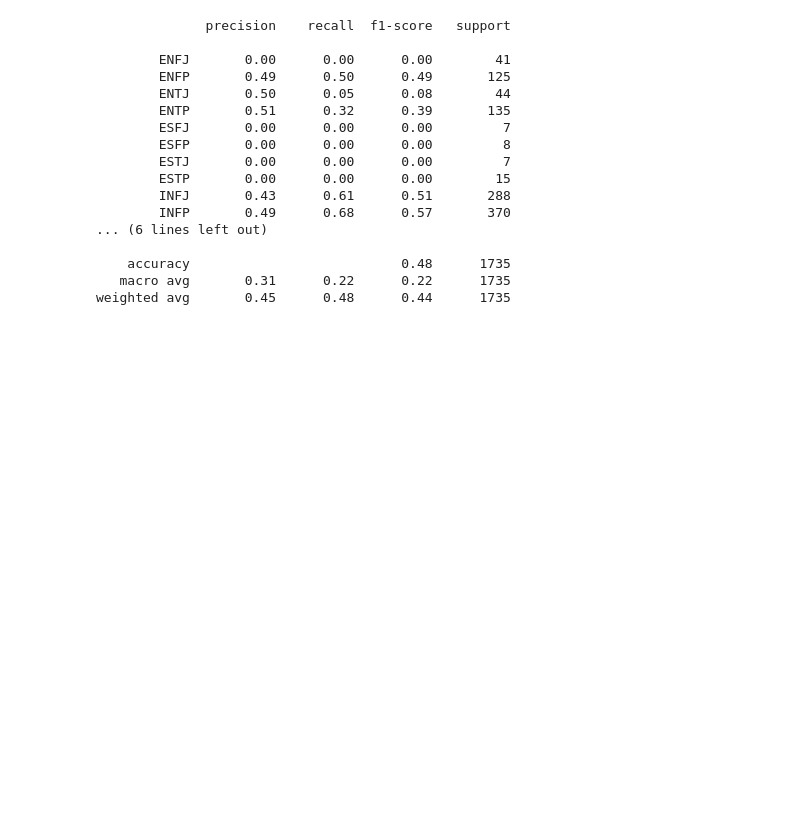
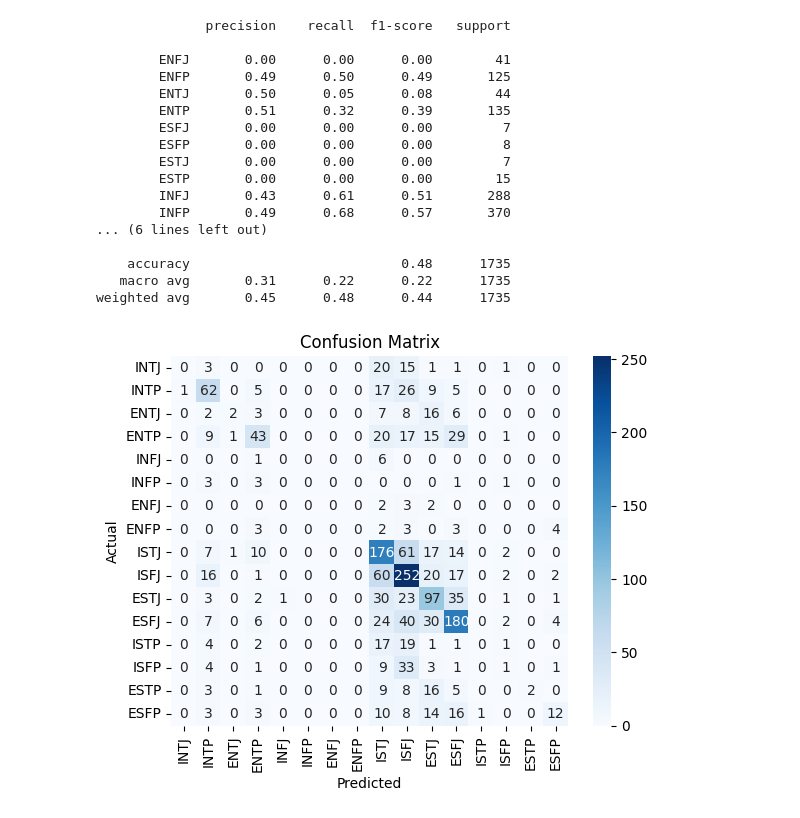
Before and after one commit to nholmes26/COMP562-MBTI-ML, a Jupyter notebook: Naive_Bayes.ipynb, the cells around one changed output. Drawn from its saved outputs; the diff is of its cells as text; code cells hidden in the pictures; blank space fills up the shorter version.

Commit message:
Added confusion matrix

```diff
--- a/Naive_Bayes.ipynb
+++ b/Naive_Bayes.ipynb
@@ -75,3 +78,20 @@ print(classification_report(test_labels, predictions))
     accuracy                           0.48      1735
    macro avg       0.31      0.22      0.22      1735
 weighted avg       0.45      0.48      0.44      1735
+# %%
+# Assuming you already have the best model and predictions
+predictions = best_model.predict(X_test)
+
+# Generate a confusion matrix
+conf_matrix = confusion_matrix(test_labels, predictions)
+
+mbti_types = ['INTJ', 'INTP', 'ENTJ', 'ENTP', 'INFJ', 'INFP', 'ENFJ', 'ENFP', 'ISTJ', 'ISFJ', 'ESTJ', 'ESFJ', 'ISTP', 'ISFP', 'ESTP', 'ESFP']
+
+# Display the confusion matrix as a heatmap
+sns.heatmap(conf_matrix, annot=True, fmt='d', cmap='Blues', xticklabels=mbti_types, yticklabels=mbti_types)
+plt.xlabel('Predicted')
+plt.ylabel('Actual')
+plt.title('Confusion Matrix')
+plt.show()
+# %% [output]
+[figure, added]
```
Also changed, not shown: parts of 1 cell of this notebook.
